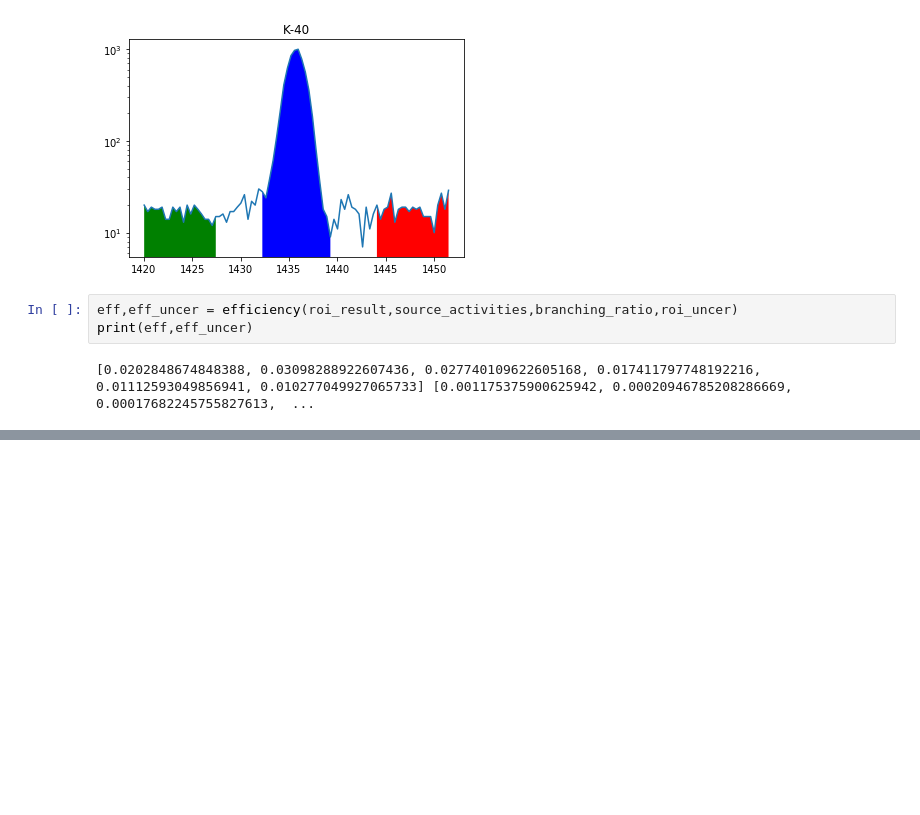
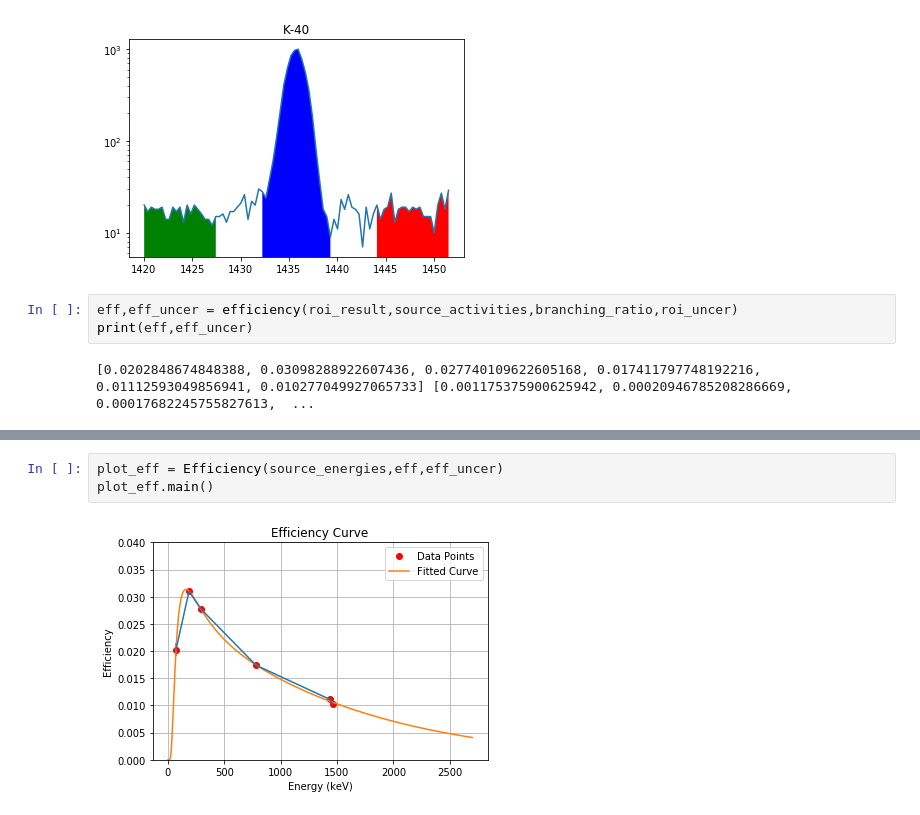
Before and after one commit to bearing/radwatch-analysis, a Jupyter notebook: eff_test_ruiqi1.ipynb, the cells around one changed output, grey strips where cells are left out. Drawn from its saved outputs; the diff is of its cells as text; blank space fills up the shorter version.

```diff
--- a/eff_test_ruiqi1.ipynb
+++ b/eff_test_ruiqi1.ipynb
@@ -241,0 +297,5 @@ plt.show()
+# %%
+plot_eff = Efficiency(source_energies,eff,eff_uncer)
+plot_eff.main()
+# %% [output]
+[figure, added]
```
Also changed, not shown: parts of 4 cells of this notebook.
